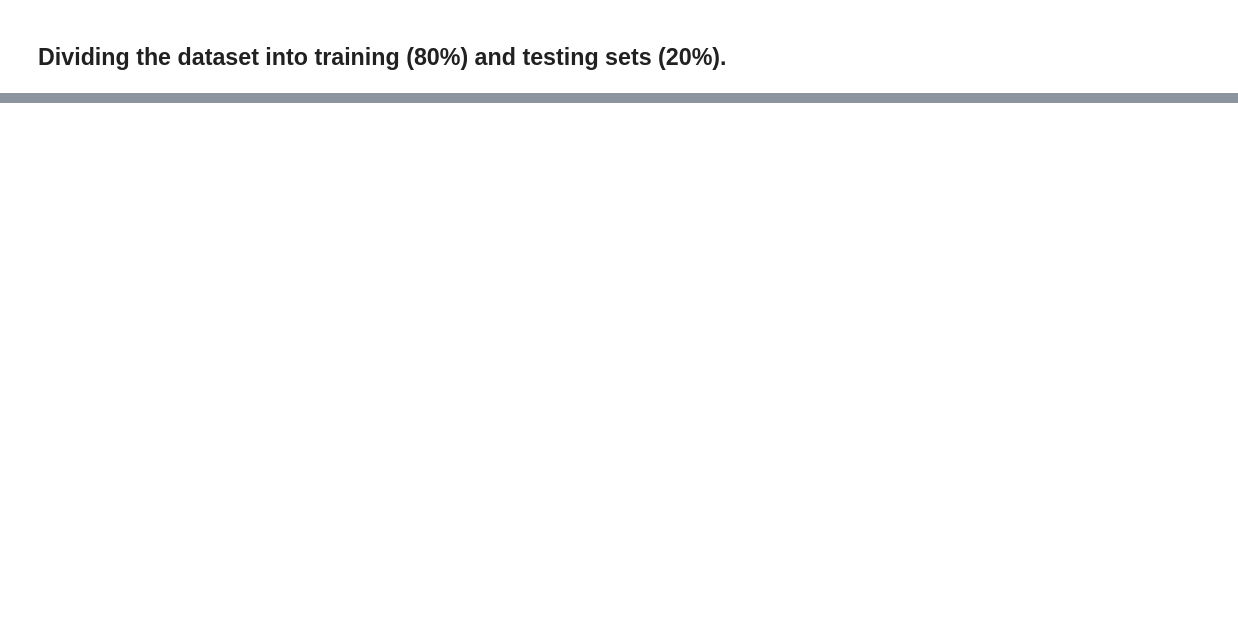
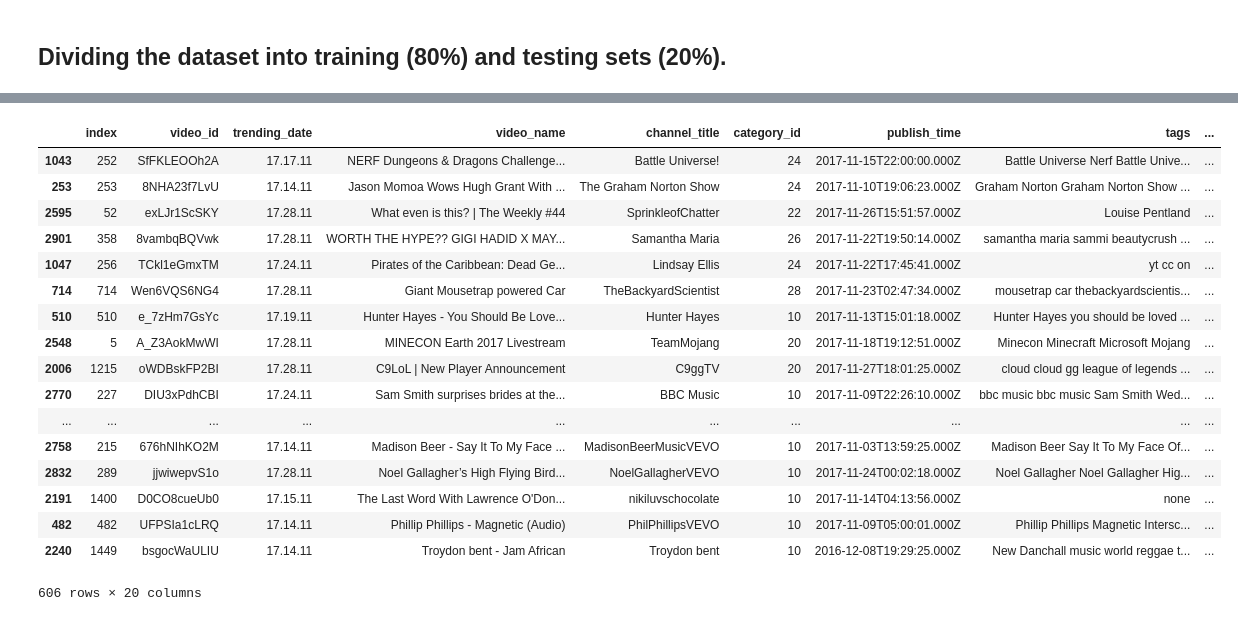
Before and after one commit to karanmurthy7/youtube-tag-recommender, a Jupyter notebook: Recommendation_Algo_Modular.ipynb, the cells around one changed output, grey strips where cells are left out. Drawn from its saved outputs; the diff is of its cells as text; code cells hidden in the pictures; blank space fills up the shorter version.

Commit message:
Updated Recommendation Modular Code

```diff
--- a/Recommendation_Algo_Modular.ipynb
+++ b/Recommendation_Algo_Modular.ipynb
@@ -184,0 +188,13 @@ Name: tags, Length: 2543, dtype: object
+# %%
+w2v_train_model = gensim.models.Word2Vec.load('w2v_train_model.w2v')
+# %%
+predicted_tags = []
+for idx in us_ca_gb_df_test.index:
+    video_features = us_ca_gb_df_test.loc[idx, 'video_features']
+    if len(video_features) > 0:
+        tag_probability_list = recommendTags(w2v_train_model, input_words=video_features,
+                                             number_of_tags=AVG_TAGS_PER_VIDEO,
+                                             model_name = 'w2v_train_model.w2v')
+        predicted_tags.append([tag[0] for tag in tag_probability_list])
+# %%
+us_ca_gb_df_test['predicted_tags'] = predicted_tags
@@ -184,0 +207,2 @@ Name: tags, Length: 2543, dtype: object
+# %%
+us_ca_gb_df_test['tags'] = us_ca_gb_df_test['tags'].apply(processFeatures)
@@ -184,0 +301,21 @@ Name: tags, Length: 2543, dtype: object
+# %%
+us_ca_gb_df_test
+# %% [output]
+|  | index | video_id | trending_date | video_name | channel_title | category_id | publish_time | tags | ... |
+| 1043 | 252 | SfFKLEOOh2A | 17.17.11 | NERF Dungeons & Dragons Challenge... | Battle Universe! | 24 | 2017-11-15T22:00:00.000Z | Battle Universe Nerf Battle Unive... | ... |
+| 253 | 253 | 8NHA23f7LvU | 17.14.11 | Jason Momoa Wows Hugh Grant With ... | The Graham Norton Show | 24 | 2017-11-10T19:06:23.000Z | Graham Norton Graham Norton Show ... | ... |
+| 2595 | 52 | exLJr1ScSKY | 17.28.11 | What even is this? | The Weekly #44 | SprinkleofChatter | 22 | 2017-11-26T15:51:57.000Z | Louise Pentland | ... |
+| 2901 | 358 | 8vambqBQVwk | 17.28.11 | WORTH THE HYPE?? GIGI HADID X MAY... | Samantha Maria | 26 | 2017-11-22T19:50:14.000Z | samantha maria sammi beautycrush ... | ... |
+| 1047 | 256 | TCkl1eGmxTM | 17.24.11 | Pirates of the Caribbean: Dead Ge... | Lindsay Ellis | 24 | 2017-11-22T17:45:41.000Z | yt cc on | ... |
+| 714 | 714 | Wen6VQS6NG4 | 17.28.11 | Giant Mousetrap powered Car | TheBackyardScientist | 28 | 2017-11-23T02:47:34.000Z | mousetrap car thebackyardscientis... | ... |
+| 510 | 510 | e_7zHm7GsYc | 17.19.11 | Hunter Hayes - You Should Be Love... | Hunter Hayes | 10 | 2017-11-13T15:01:18.000Z | Hunter Hayes you should be loved ... | ... |
+| 2548 | 5 | A_Z3AokMwWI | 17.28.11 | MINECON Earth 2017 Livestream | TeamMojang | 20 | 2017-11-18T19:12:51.000Z | Minecon Minecraft Microsoft Mojang | ... |
+| 2006 | 1215 | oWDBskFP2BI | 17.28.11 | C9LoL | New Player Announcement | C9ggTV | 20 | 2017-11-27T18:01:25.000Z | cloud cloud gg league of legends ... | ... |
+| 2770 | 227 | DIU3xPdhCBI | 17.24.11 | Sam Smith surprises brides at the... | BBC Music | 10 | 2017-11-09T22:26:10.000Z | bbc music bbc music Sam Smith Wed... | ... |
+| ... | ... | ... | ... | ... | ... | ... | ... | ... | ... |
+| 2758 | 215 | 676hNIhKO2M | 17.14.11 | Madison Beer - Say It To My Face ... | MadisonBeerMusicVEVO | 10 | 2017-11-03T13:59:25.000Z | Madison Beer Say It To My Face Of... | ... |
+| 2832 | 289 | jjwiwepvS1o | 17.28.11 | Noel Gallagher’s High Flying Bird... | NoelGallagherVEVO | 10 | 2017-11-24T00:02:18.000Z | Noel Gallagher Noel Gallagher Hig... | ... |
+| 2191 | 1400 | D0CO8cueUb0 | 17.15.11 | The Last Word With Lawrence O'Don... | nikiluvschocolate | 10 | 2017-11-14T04:13:56.000Z | none | ... |
+| 482 | 482 | UFPSIa1cLRQ | 17.14.11 | Phillip Phillips - Magnetic (Audio) | PhilPhillipsVEVO | 10 | 2017-11-09T05:00:01.000Z | Phillip Phillips Magnetic Intersc... | ... |
+| 2240 | 1449 | bsgocWaULIU | 17.14.11 | Troydon bent - Jam African | Troydon bent | 10 | 2016-12-08T19:29:25.000Z | New Danchall music world reggae t... | ... |
+606 rows × 20 columns
```
Also changed, not shown: parts of 26 cells of this notebook, 2 other files.
